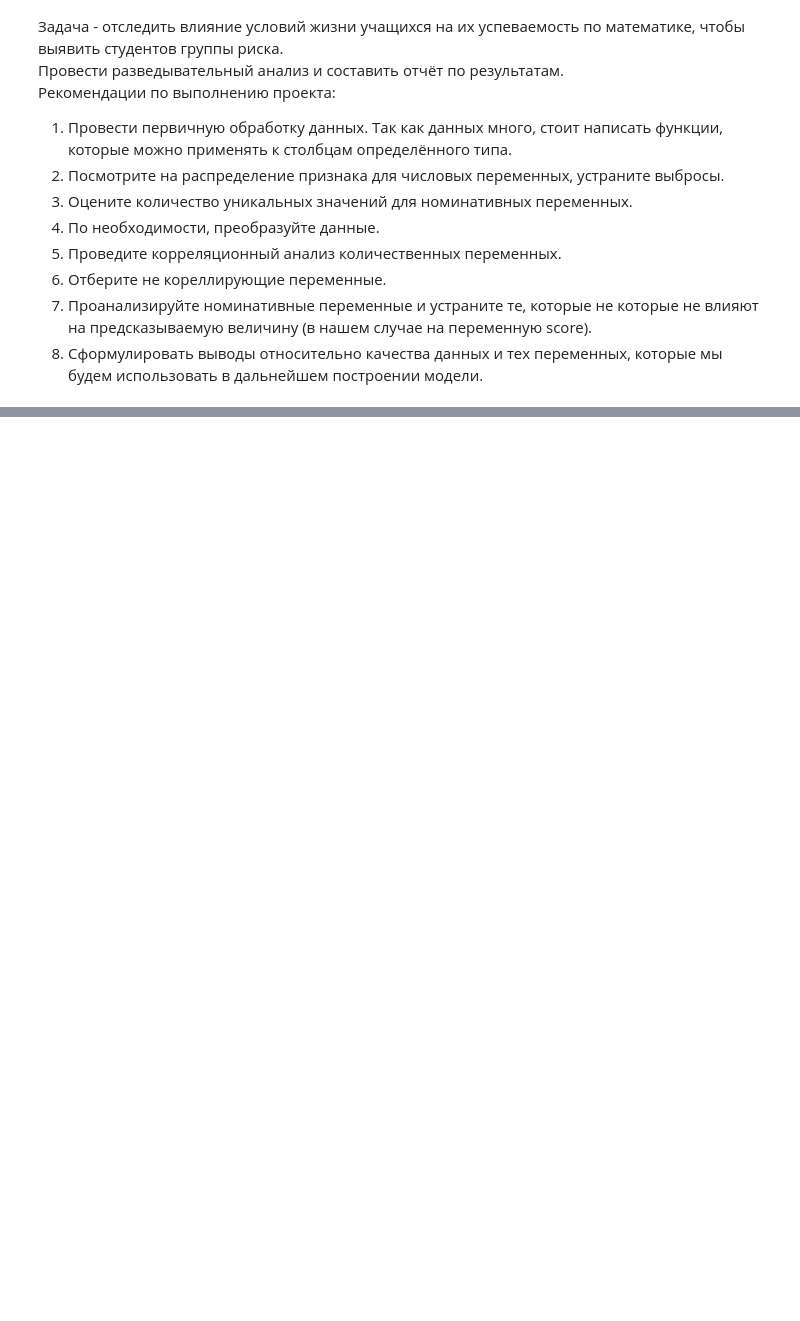
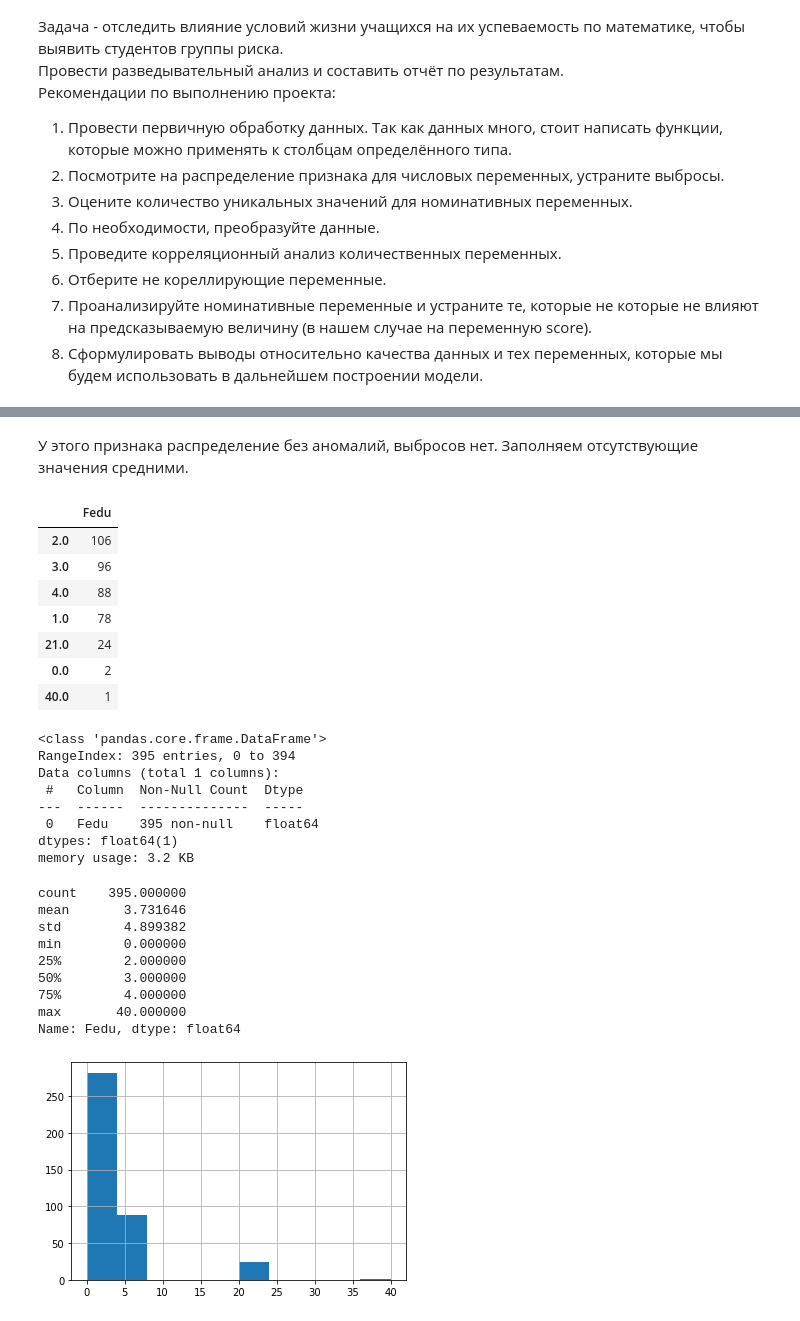
Before and after one commit to lermontoff123/Projekts, a Jupyter notebook: 3. Analyst/Analys.ipynb, the cells around one changed output, grey strips where cells are left out. Cells and saved outputs as stored; diff of their text form; code cells hidden in the pictures; blank space fills up the shorter version.

```diff
--- a/3. Analyst/Analys.ipynb
+++ b/3. Analyst/Analys.ipynb
@@ -68,0 +291,38 @@ stud.describe()
+# %% [markdown]
+У этого признака распределение без аномалий, выбросов нет. Заполняем отсутствующие значения средними.
+# %%
+# изучим данные Fedu
+# Столбец Fedu числовой и c малым количеством пропусков. Построим его распределение.
+c3 = pd.DataFrame(stud.Fedu.value_counts())
+stud.Fedu.fillna(((c3.Fedu.index[0] + c3.Fedu.index[len(c3)-1]) / 2), inplace = True)
+display(c3)
+stud.loc[:, ['Fedu']].info()
+stud.Fedu.hist()
+stud.Fedu.describe()
+# %% [output]
+|  | Fedu |
+| 2.0 | 106 |
+| 3.0 | 96 |
+| 4.0 | 88 |
+| 1.0 | 78 |
+| 21.0 | 24 |
+| 0.0 | 2 |
+| 40.0 | 1 |
+<class 'pandas.core.frame.DataFrame'>
+RangeIndex: 395 entries, 0 to 394
+Data columns (total 1 columns):
+ #   Column  Non-Null Count  Dtype
+---  ------  --------------  -----
+ 0   Fedu    395 non-null    float64
+dtypes: float64(1)
+memory usage: 3.2 KB
+count    395.000000
+mean       3.731646
+std        4.899382
+min        0.000000
+25%        2.000000
+50%        3.000000
+75%        4.000000
+max       40.000000
+Name: Fedu, dtype: float64
+[figure, added]
```
Also changed, not shown: parts of 23 cells of this notebook.
